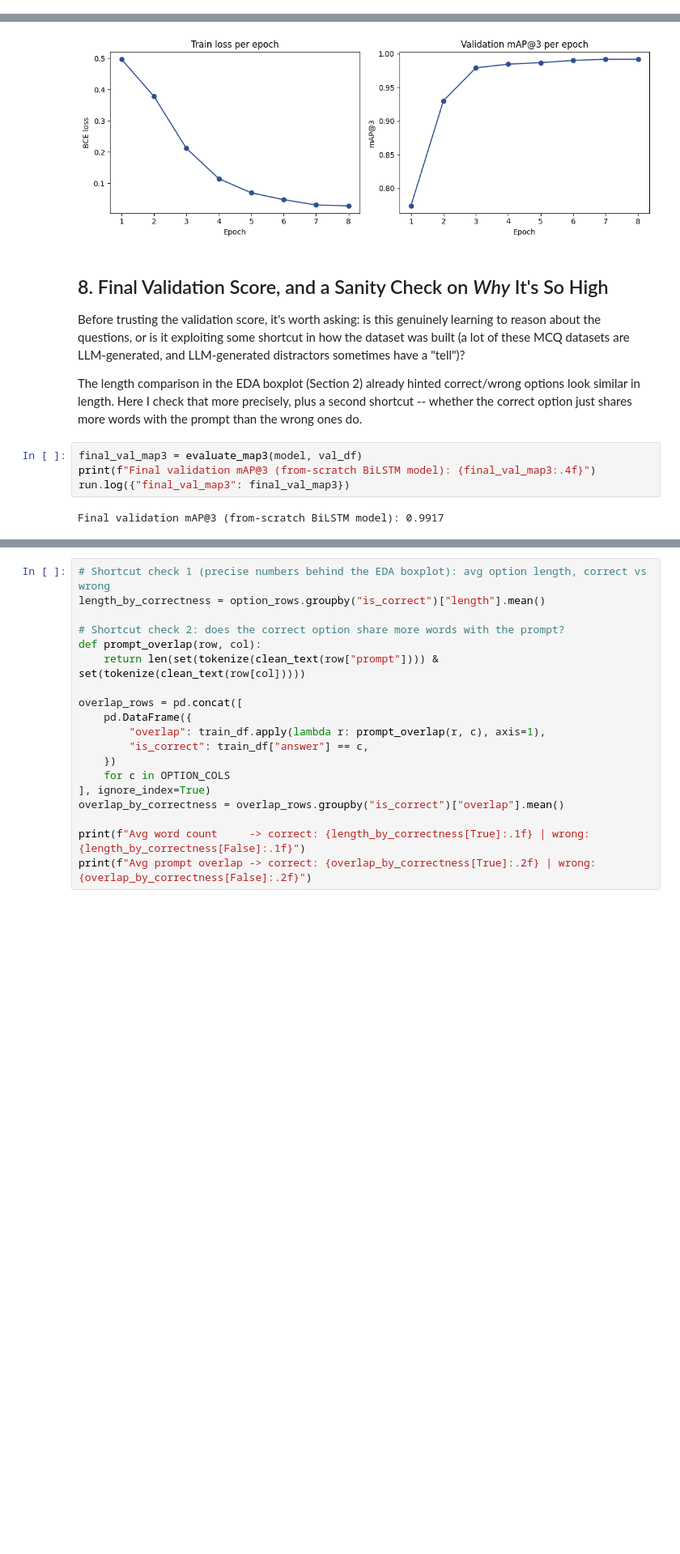
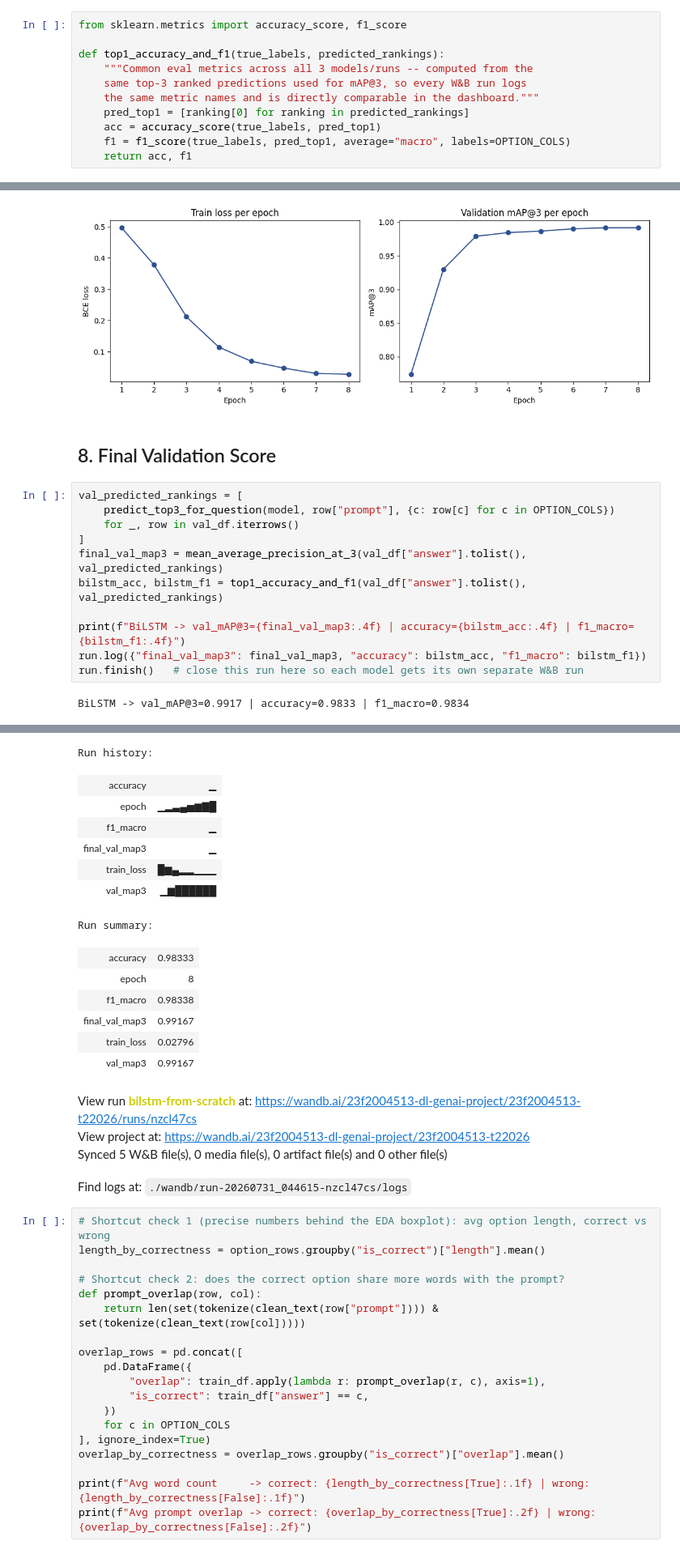
Before and after one commit to hanzala-tafzeel/dl-genai-project-26-t2, a Jupyter notebook: notebooks/dl-23f2004513-notebook-t22026.ipynb, the cells around one changed output, grey strips where cells are left out. Shown at 81% size. Saved outputs shown, nothing was run; the diff lists cells and outputs as text; blank space fills up the shorter version.

```diff
--- a/notebooks/dl-23f2004513-notebook-t22026.ipynb
+++ b/notebooks/dl-23f2004513-notebook-t22026.ipynb
@@ -401,6 +356,17 @@ def average_precision_at_3(true_label, predicted_ranking):
 def mean_average_precision_at_3(true_labels, predicted_rankings):
     scores = [average_precision_at_3(t, p) for t, p in zip(true_labels, predicted_rankings)]
     return float(np.mean(scores))
+# %%
+from sklearn.metrics import accuracy_score, f1_score
+
+def top1_accuracy_and_f1(true_labels, predicted_rankings):
+    """Common eval metrics across all 3 models/runs -- computed from the
+    same top-3 ranked predictions used for mAP@3, so every W&B run logs
+    the same metric names and is directly comparable in the dashboard."""
+    pred_top1 = [ranking[0] for ranking in predicted_rankings]
+    acc = accuracy_score(true_labels, pred_top1)
+    f1 = f1_score(true_labels, pred_top1, average="macro", labels=OPTION_COLS)
+    return acc, f1
 # %% [markdown]
 ## 7. Training Loop
 # %%
@@ -487,15 +453,18 @@ plt.tight_layout()
 plt.show()
 # %% [output]
 [figure]
-# %% [markdown]
-## 8. Final Validation Score, and a Sanity Check on *Why* It's So High
-
-Before trusting the validation score, it's worth asking: is this genuinely learning to reason about the questions, or is it exploiting some shortcut in how the dataset was built (a lot of these MCQ datasets are LLM-generated, and LLM-generated distractors sometimes have a "tell")?
-
-The length comparison in the EDA boxplot (Section 2) already hinted correct/wrong options look similar in length. Here I check that more precisely, plus a second shortcut -- whether the correct option just shares more words with the prompt than the wrong ones do.
-# %%
-final_val_map3 = evaluate_map3(model, val_df)
-print(f"Final validation mAP@3 (from-scratch BiLSTM model): {final_val_map3:.4f}")
-run.log({"final_val_map3": final_val_map3})
-# %% [output]
-Final validation mAP@3 (from-scratch BiLSTM model): 0.9917
+# %% [markdown]
+## 8. Final Validation Score
+# %%
+val_predicted_rankings = [
+    predict_top3_for_question(model, row["prompt"], {c: row[c] for c in OPTION_COLS})
+    for _, row in val_df.iterrows()
+]
+final_val_map3 = mean_average_precision_at_3(val_df["answer"].tolist(), val_predicted_rankings)
+bilstm_acc, bilstm_f1 = top1_accuracy_and_f1(val_df["answer"].tolist(), val_predicted_rankings)
+
+print(f"BiLSTM -> val_mAP@3={final_val_map3:.4f} | accuracy={bilstm_acc:.4f} | f1_macro={bilstm_f1:.4f}")
+run.log({"final_val_map3": final_val_map3, "accuracy": bilstm_acc, "f1_macro": bilstm_f1})
+run.finish()   # close this run here so each model gets its own separate W&B run
+# %% [output]
+BiLSTM -> val_mAP@3=0.9917 | accuracy=0.9833 | f1_macro=0.9834
@@ -502,3 +472,21 @@ Final validation mAP@3 (from-scratch BiLSTM model): 0.9917
+Run history:
+| accuracy | ▁ |
+| epoch | ▁▂▃▄▅▆▇█ |
+| f1_macro | ▁ |
+| final_val_map3 | ▁ |
+| train_loss | █▆▄▂▂▁▁▁ |
+| val_map3 | ▁▆██████ |
+Run summary:
+| accuracy | 0.98333 |
+| epoch | 8 |
+| f1_macro | 0.98338 |
+| final_val_map3 | 0.99167 |
+| train_loss | 0.02796 |
+| val_map3 | 0.99167 |
+View run bilstm-from-scratch at: https://wandb.ai/23f2004513-dl-genai-project/23f2004513-t22026/runs/nzcl47cs
+View project at: https://wandb.ai/23f2004513-dl-genai-project/23f2004513-t22026
+Synced 5 W&B file(s), 0 media file(s), 0 artifact file(s) and 0 other file(s)
+Find logs at: ./wandb/run-20260731_044615-nzcl47cs/logs
 # %%
 # Shortcut check 1 (precise numbers behind the EDA boxplot): avg option length, correct vs wrong
 length_by_correctness = option_rows.groupby("is_correct")["length"].mean()
```
Also changed, not shown: parts of 30 cells of this notebook.
